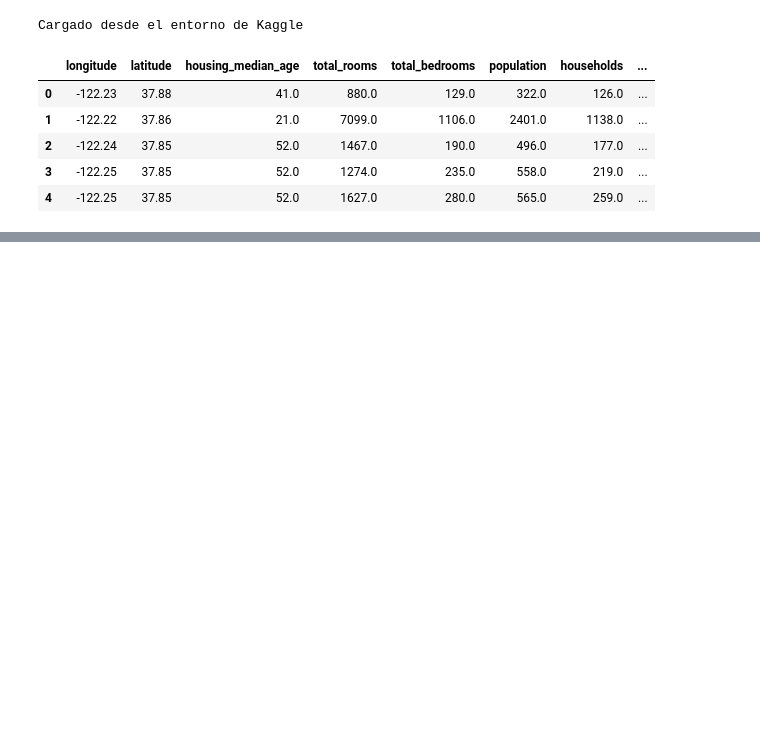
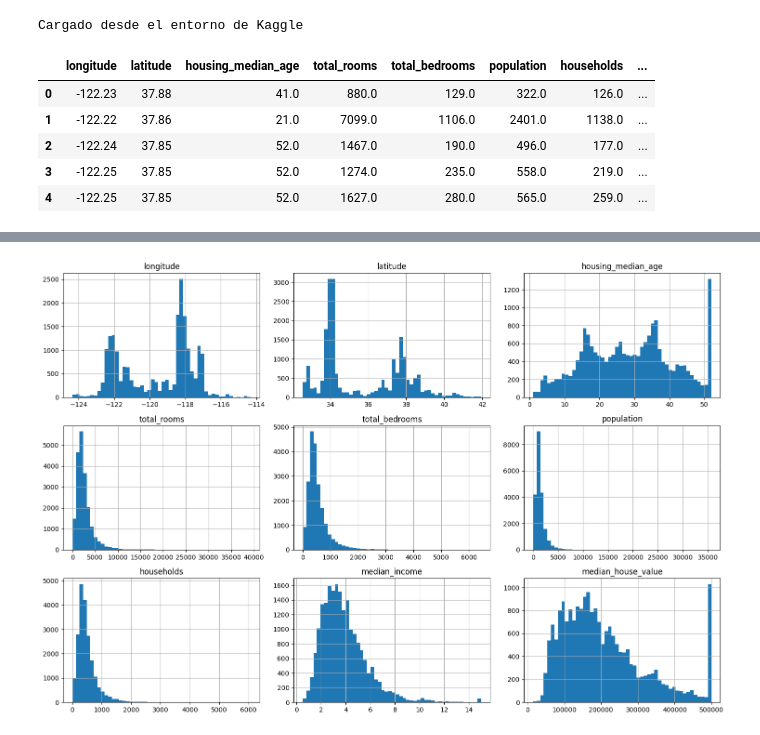
Before and after one commit to IvanOcampos/california-housing-energy-analytics, a Jupyter notebook: california-housing.ipynb, the cells around one changed output, grey strips where cells are left out. Cells and saved outputs as stored; diff of their text form; code cells hidden in the pictures; blank space fills up the shorter version.

```diff
--- a/california-housing.ipynb
+++ b/california-housing.ipynb
@@ -78,0 +84,7 @@ dtype: int64
+# %%
+# Imputamos los valores nulos con la mediana
+mediana_bedrooms = df['total_bedrooms'].median()
+df['total_bedrooms'] = df['total_bedrooms'].fillna(mediana_bedrooms)
+
+# Verificamos que ya no existan nulos
+df.isnull().sum()
@@ -78,0 +131,6 @@ dtype: int64
+# %%
+# Creamos una bandera para identificar registros afectados por ese límite artificial.
+df['is_capped'] = df['median_house_value'] == 500001
+
+# Verificación rápida
+df['is_capped'].value_counts()
@@ -78,0 +180,7 @@ dtype: int64
+# %%
+# Histogramas de todas las variables numéricas: muestran forma, sesgo y posibles valores extremos.
+df.hist(bins=50, figsize=(15, 10))
+plt.tight_layout()
+plt.show()
+# %% [output]
+[figure, added]
```
Also changed, not shown: parts of 29 cells of this notebook.
